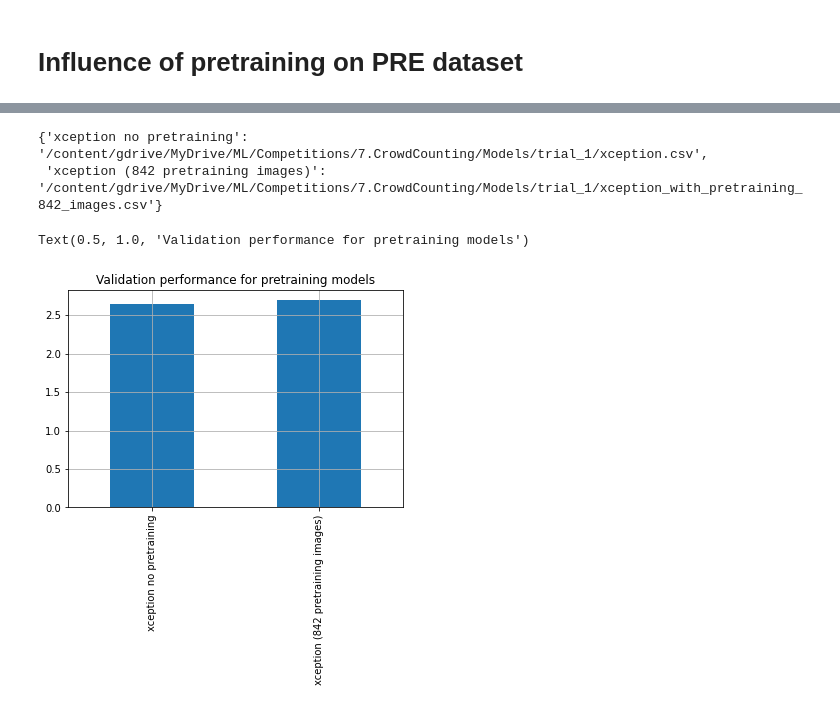
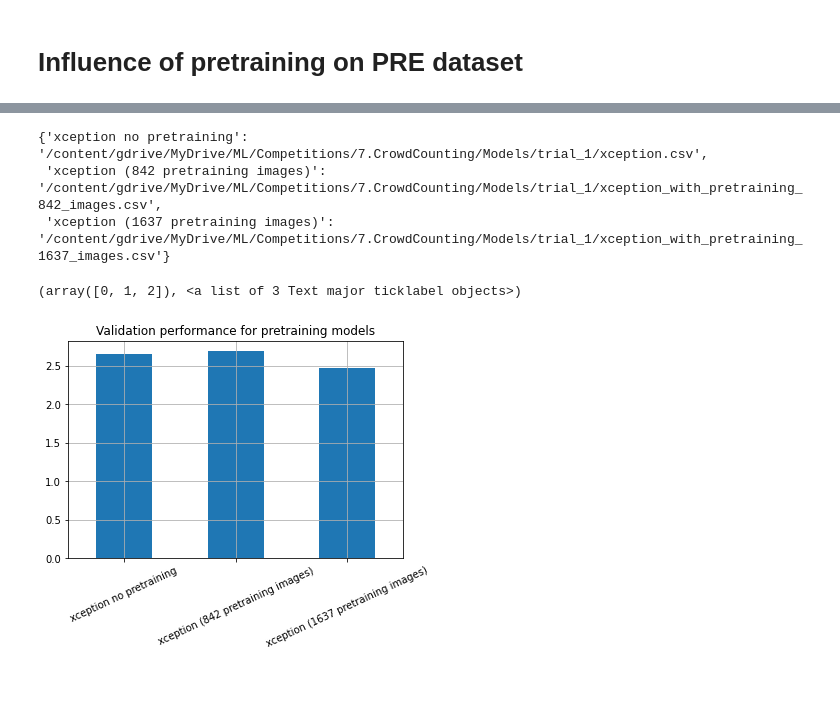
Before and after one commit to PashaIanko/Kaggle.CrowdCounting, a Jupyter notebook: 1_model_comparison.ipynb, the cells around one changed output, grey strips where cells are left out. Cells and saved outputs as stored; diff of their text form; code cells hidden in the pictures.

```diff
--- a/1_model_comparison.ipynb
+++ b/1_model_comparison.ipynb
@@ -978,6 +978,10 @@ histories_dict = {
     'xception (842 pretraining images)': os.path.join(
         manager.models_trial_path,
         'xception_with_pretraining_842_images.csv'
+    ),
+    'xception (1637 pretraining images)': os.path.join(
+        manager.models_trial_path,
+        'xception_with_pretraining_1637_images.csv'
     )
 }
 # %%
@@ -1000,7 +1008,8 @@ for model_name, csv_filepath in histories_dict.items():
 histories_dict
 # %% [output]
 {'xception no pretraining': '/content/gdrive/MyDrive/ML/Competitions/7.CrowdCounting/Models/trial_1/xception.csv',
- 'xception (842 pretraining images)': '/content/gdrive/MyDrive/ML/Competitions/7.CrowdCounting/Models/trial_1/xception_with_pretraining_842_images.csv'}
+ 'xception (842 pretraining images)': '/content/gdrive/MyDrive/ML/Competitions/7.CrowdCounting/Models/trial_1/xception_with_pretraining_842_images.csv',
+ 'xception (1637 pretraining images)': '/content/gdrive/MyDrive/ML/Competitions/7.CrowdCounting/Models/trial_1/xception_with_pretraining_1637_images.csv'}
 # %%
 validation_performances = {}
 for configuration, df_filepath in histories_dict.items():
@@ -1009,12 +1018,12 @@ for configuration, df_filepath in histories_dict.items():
 # %%
 ax = pd.DataFrame(validation_performances).T.plot(kind='bar')
 ax.get_legend().remove()
 ax.grid()
 ax.set_title(
     'Validation performance for pretraining models'
 )
-ax.rotate
-# ax.xticks(rotation=45)
+# ax.rotate
+plt.xticks(rotation=25)
 # %% [output]
-Text(0.5, 1.0, 'Validation performance for pretraining models')
+(array([0, 1, 2]), <a list of 3 Text major ticklabel objects>)
-[figure, old version]
+[figure, new version]
```
Also changed, not shown: parts of 3 cells of this notebook.
